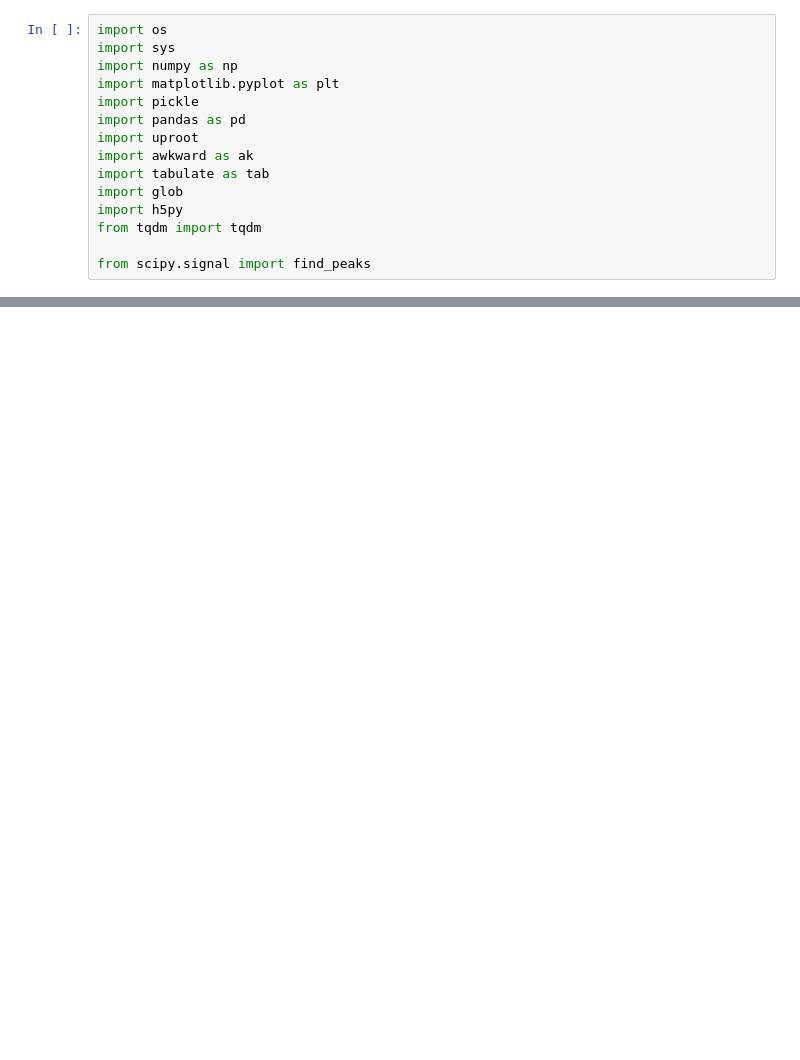
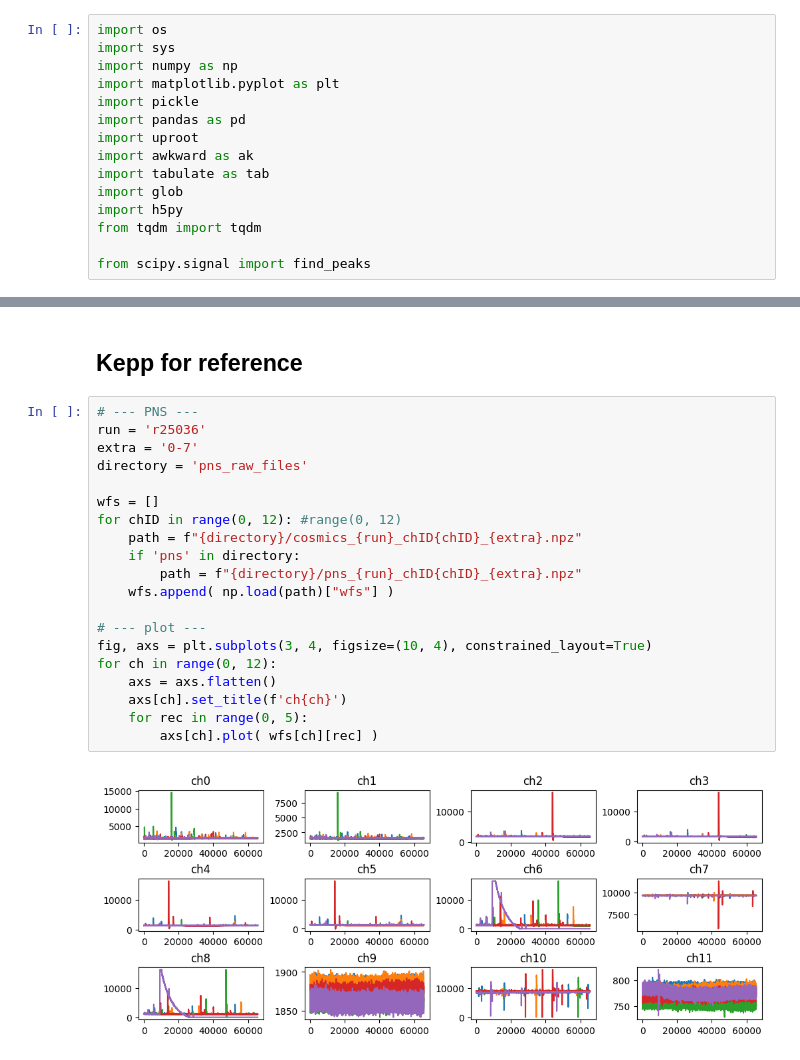
Before and after one commit to eberthol/PSD_GMVAE_Coldbox, a Jupyter notebook: data_eng/ExtractTriggerRecords.ipynb, the cells around one changed output, grey strips where cells are left out. Drawn from its saved outputs; the diff is of its cells as text; blank space fills up the shorter version.

```diff
--- a/data_eng/ExtractTriggerRecords.ipynb
+++ b/data_eng/ExtractTriggerRecords.ipynb
@@ -139,0 +173,24 @@ print(N)
+# %% [markdown]
+## Kepp for reference
+# %%
+# --- PNS ---
+run = 'r25036'
+extra = '0-7'
+directory = 'pns_raw_files'
+
+wfs = []
+for chID in range(0, 12): #range(0, 12)
+    path = f"{directory}/cosmics_{run}_chID{chID}_{extra}.npz"
+    if 'pns' in directory:
+        path = f"{directory}/pns_{run}_chID{chID}_{extra}.npz"
+    wfs.append( np.load(path)["wfs"] )
+
+# --- plot ---
+fig, axs = plt.subplots(3, 4, figsize=(10, 4), constrained_layout=True)
+for ch in range(0, 12):
+    axs = axs.flatten()
+    axs[ch].set_title(f'ch{ch}')
+    for rec in range(0, 5):
+        axs[ch].plot( wfs[ch][rec] )
+# %% [output]
+[figure, added]
```
Also changed, not shown: parts of 22 cells of this notebook, 2 other files.
